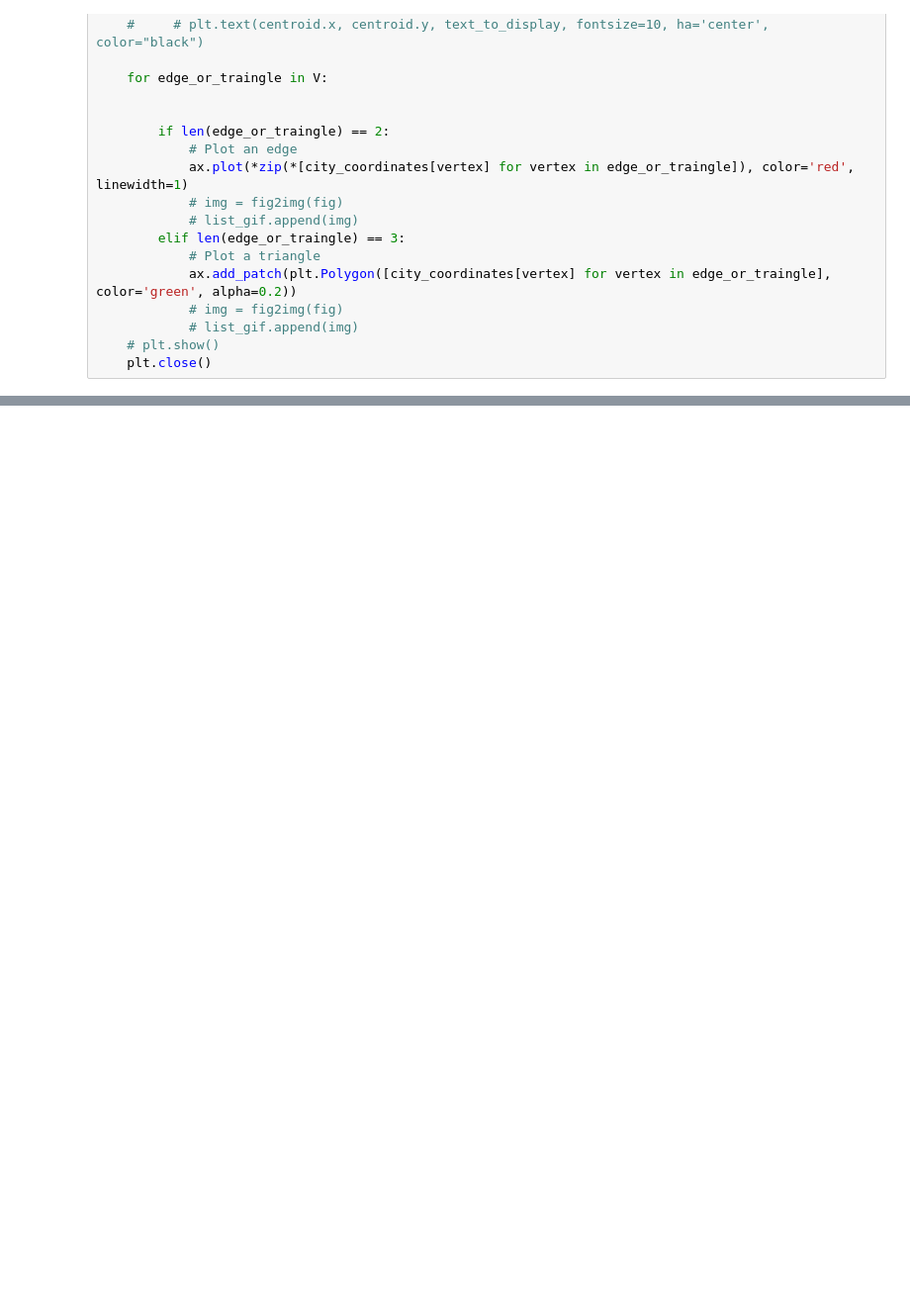
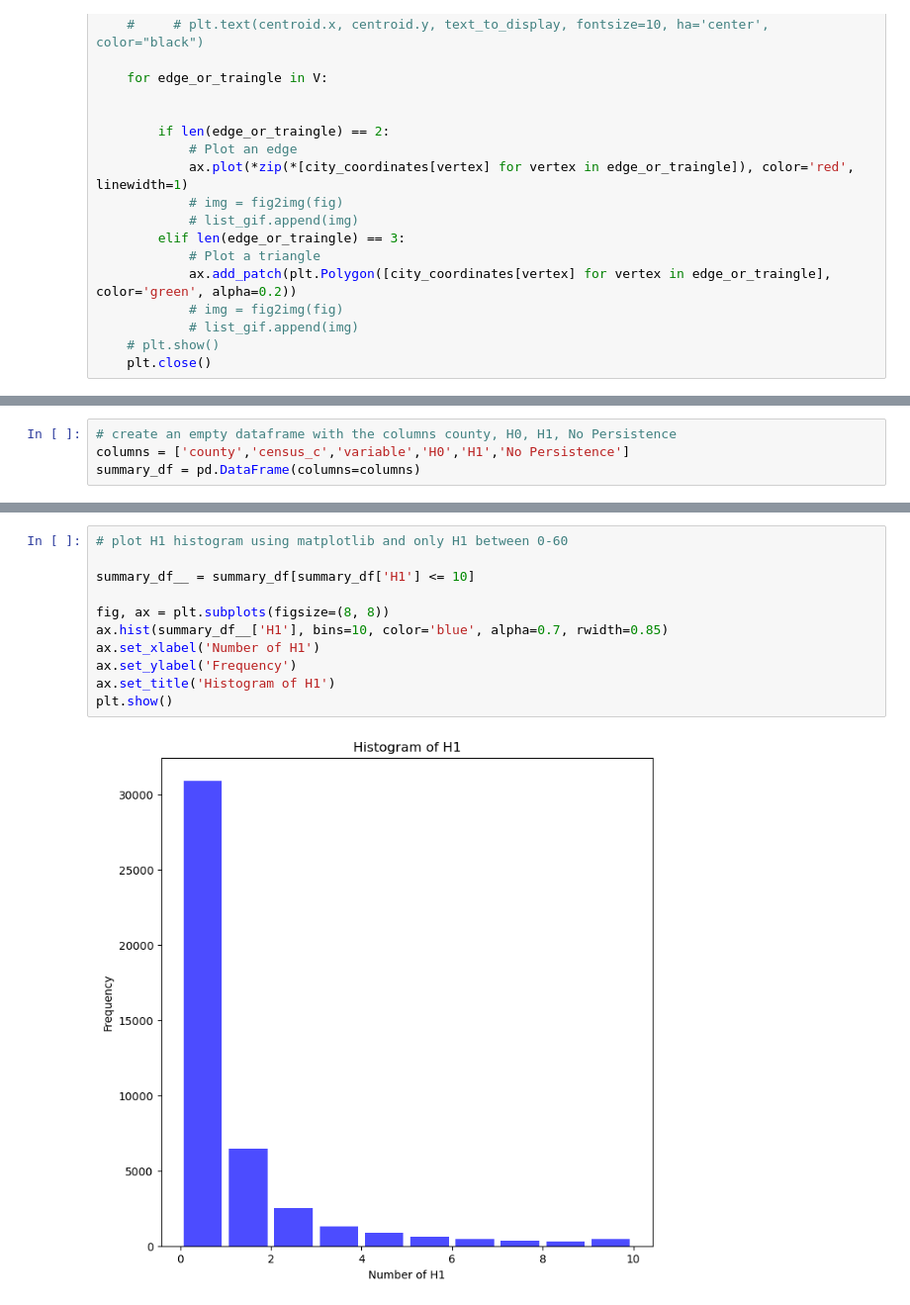
Before and after one commit to hashansl/modeling-ideas, a Jupyter notebook: overdose modeling for entire country/persistence_image_generation_adjacency_complex.ipynb, the cells around one changed output, grey strips where cells are left out. Shown at 99% size. Saved outputs shown, nothing was run; the diff lists cells and outputs as text; blank space fills up the shorter version.

```diff
--- a/overdose modeling for entire country/persistence_image_generation_adjacency_complex.ipynb
+++ b/overdose modeling for entire country/persistence_image_generation_adjacency_complex.ipynb
@@ -141,3 +149,7 @@ def plot_simplicial_complex(dataframe,V):
+# %%
+# create an empty dataframe with the columns county, H0, H1, No Persistence
+columns = ['county','census_c','variable','H0','H1','No Persistence']
+summary_df = pd.DataFrame(columns=columns)
 # %%
 for state in states:
 
@@ -238,0 +328,13 @@ All states processed.
+# %%
+# plot H1 histogram using matplotlib and only H1 between 0-60
+
+summary_df__ = summary_df[summary_df['H1'] <= 10]
+
+fig, ax = plt.subplots(figsize=(8, 8))
+ax.hist(summary_df__['H1'], bins=10, color='blue', alpha=0.7, rwidth=0.85)
+ax.set_xlabel('Number of H1')
+ax.set_ylabel('Frequency')
+ax.set_title('Histogram of H1')
+plt.show()
+# %% [output]
+[figure, added]
```
Also changed, not shown: parts of 8 cells of this notebook.
